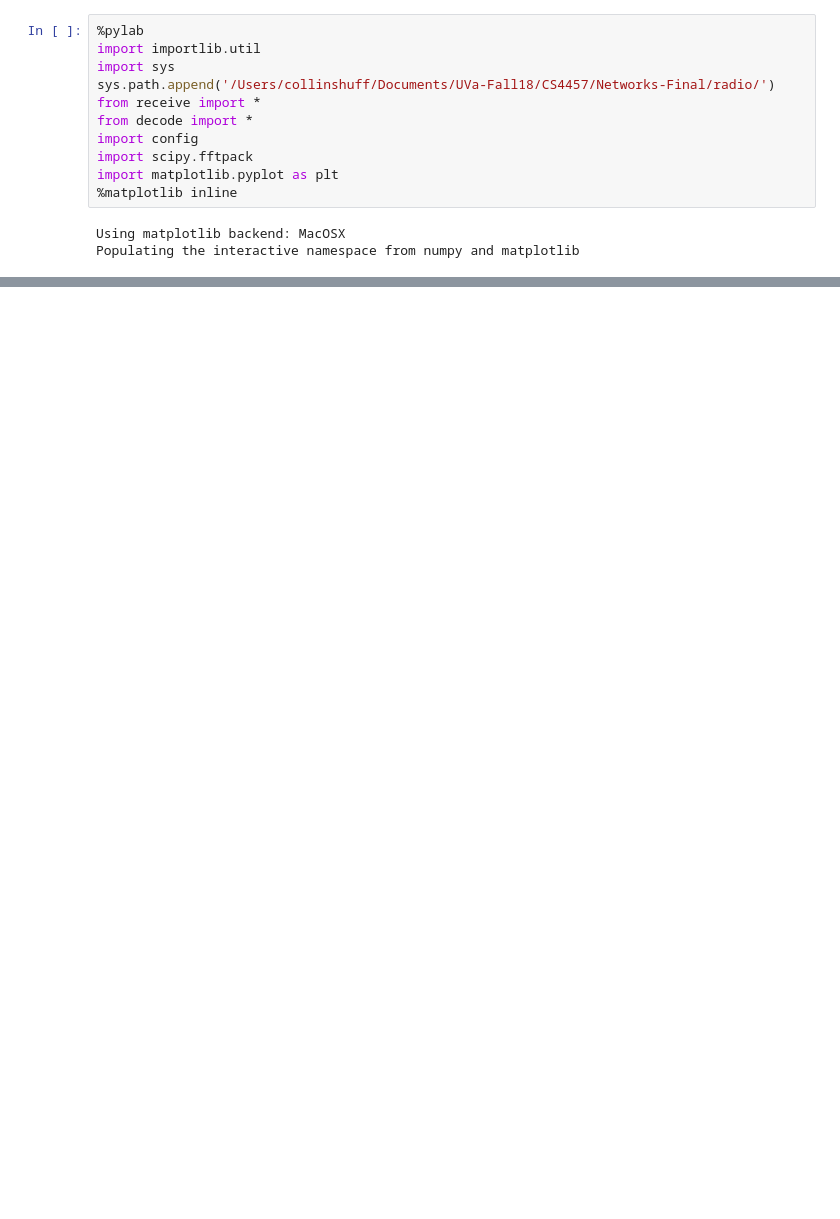
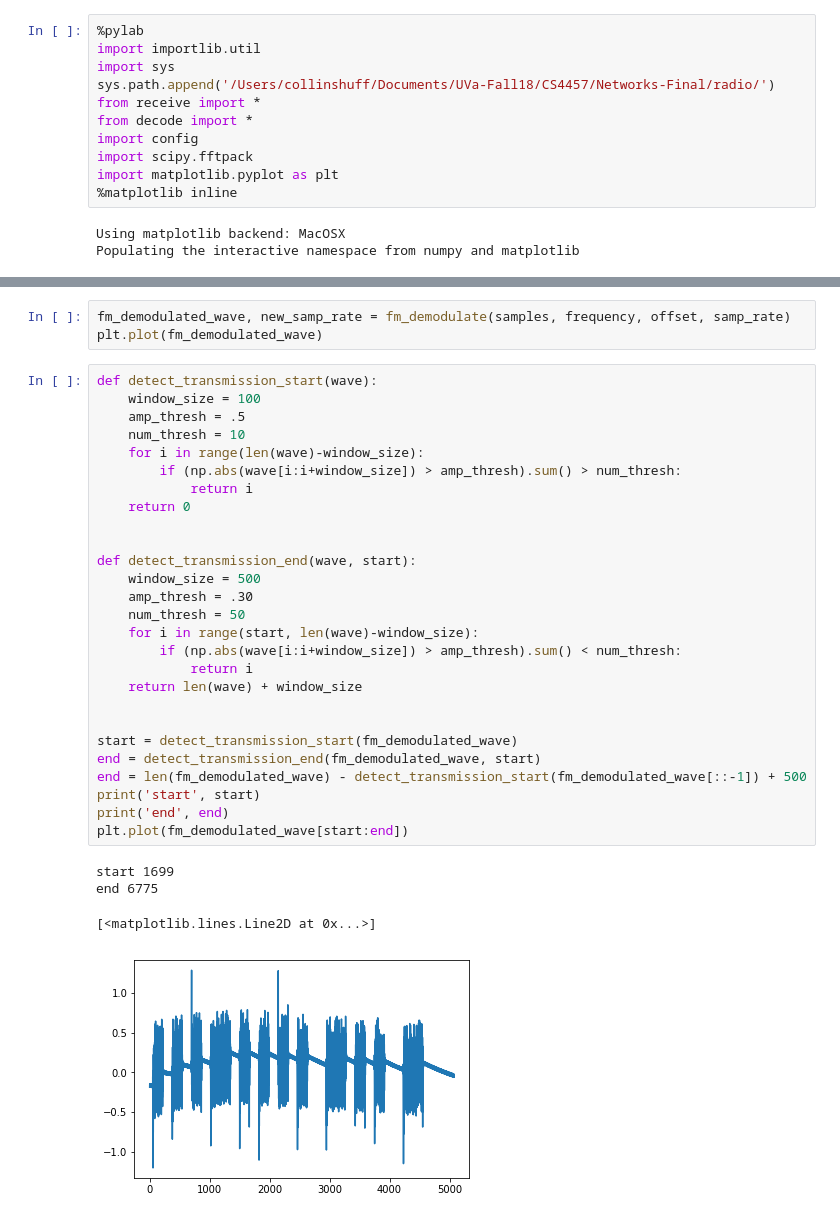
Before and after one commit to Aster1222/Networks-Final, a Jupyter notebook: radio/notebooks/receive.ipynb, the cells around one changed output, grey strips where cells are left out. Cells and saved outputs as stored; diff of their text form; blank space fills up the shorter version.

```diff
--- a/radio/notebooks/receive.ipynb
+++ b/radio/notebooks/receive.ipynb
@@ -37,3 +34,38 @@ plt.plot(fm_demodulated_wave[:4000])
+# %%
+fm_demodulated_wave, new_samp_rate = fm_demodulate(samples, frequency, offset, samp_rate)
+plt.plot(fm_demodulated_wave)
+# %%
+def detect_transmission_start(wave):
+    window_size = 100
+    amp_thresh = .5
+    num_thresh = 10
+    for i in range(len(wave)-window_size):
+        if (np.abs(wave[i:i+window_size]) > amp_thresh).sum() > num_thresh:
+            return i
+    return 0
+
+
+def detect_transmission_end(wave, start):
+    window_size = 500
+    amp_thresh = .30
+    num_thresh = 50
+    for i in range(start, len(wave)-window_size):
+        if (np.abs(wave[i:i+window_size]) > amp_thresh).sum() < num_thresh:
+            return i
+    return len(wave) + window_size
+
+
+start = detect_transmission_start(fm_demodulated_wave)
+end = detect_transmission_end(fm_demodulated_wave, start)
+end = len(fm_demodulated_wave) - detect_transmission_start(fm_demodulated_wave[::-1]) + 500
+print('start', start)
+print('end', end)
+plt.plot(fm_demodulated_wave[start:end])
+# %% [output]
+start 1699
+end 6775
+[<matplotlib.lines.Line2D at 0x...>]
+[figure, added]
 # %%
 samples = samples[:samp_rate]
 fft = scipy.fftpack.fft(samples)
```
Also changed, not shown: parts of 5 cells of this notebook, 5 other files.
